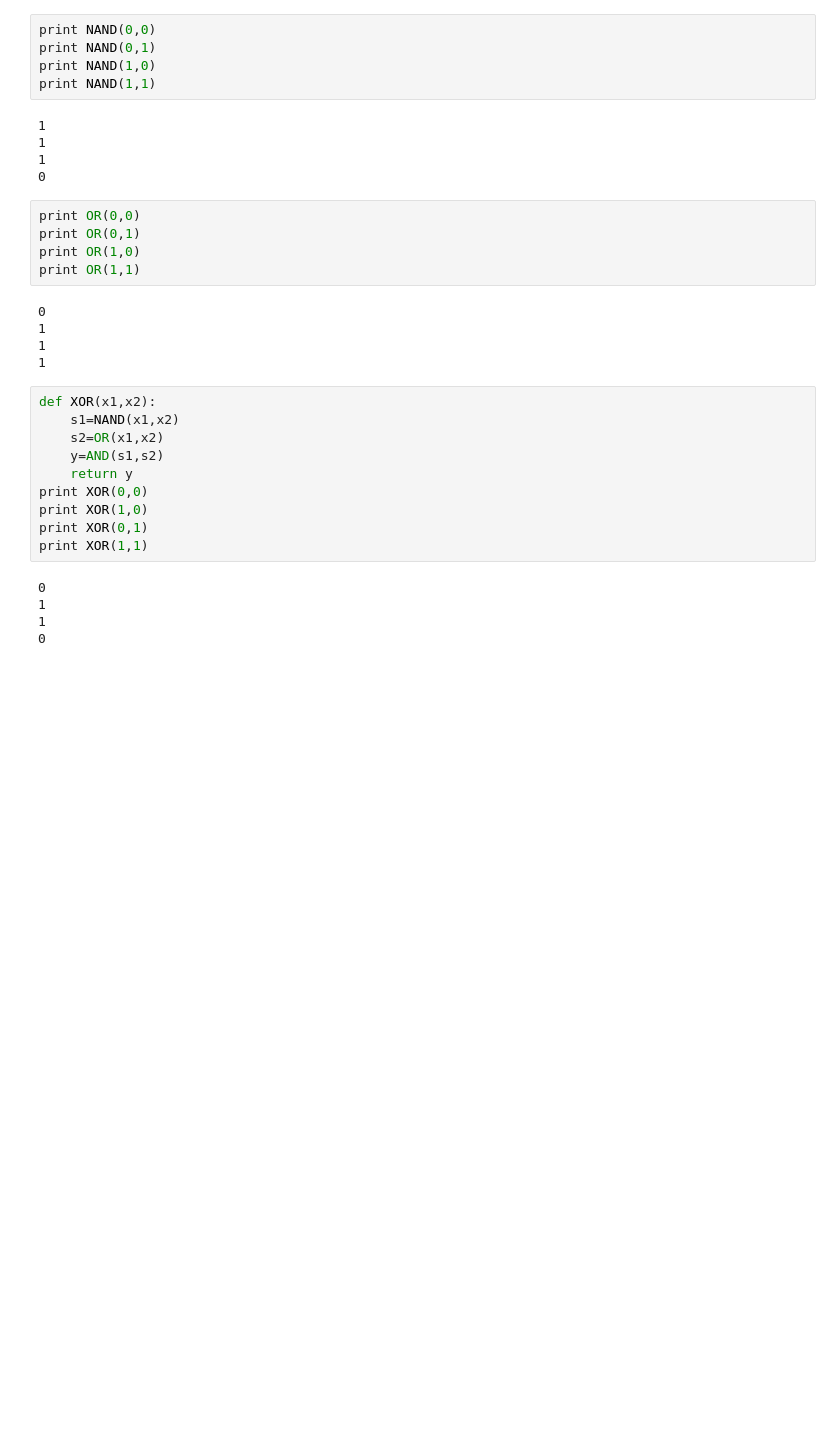
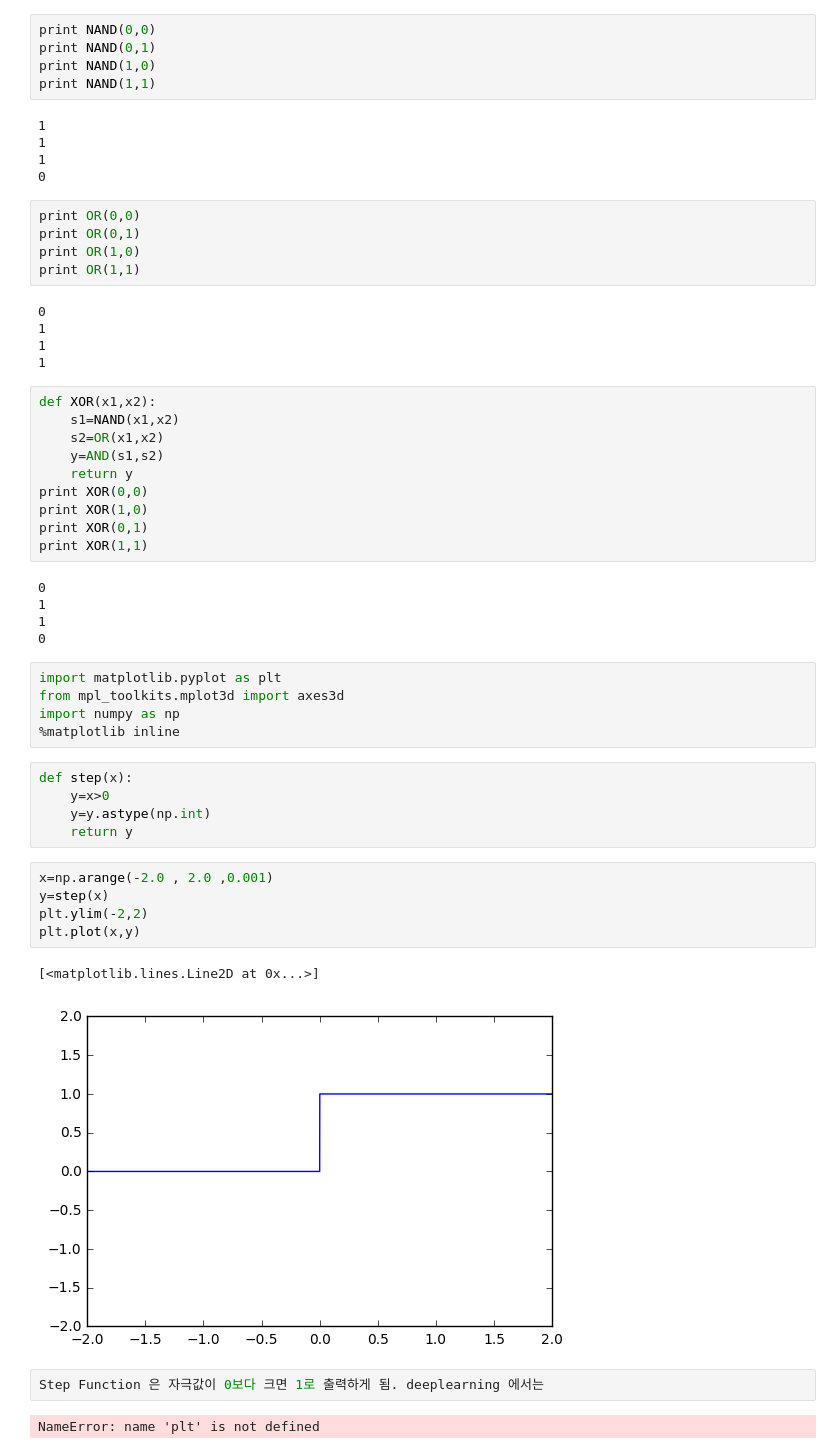
Before and after one commit to beonwho/Deeplearning, a Jupyter notebook: Untitled.ipynb, the cells around one changed output. Cells and saved outputs as stored; diff of their text form; blank space fills up the shorter version.

```diff
--- a/Untitled.ipynb
+++ b/Untitled.ipynb
@@ -104,3 +104,25 @@ print XOR(1,1)
 1
 1
 0
+# %%
+import matplotlib.pyplot as plt
+from mpl_toolkits.mplot3d import axes3d
+import numpy as np
+%matplotlib inline
+# %%
+def step(x):
+    y=x>0
+    y=y.astype(np.int)
+    return y
+# %%
+x=np.arange(-2.0 , 2.0 ,0.001)
+y=step(x)
+plt.ylim(-2,2)
+plt.plot(x,y)
+# %% [output]
+[<matplotlib.lines.Line2D at 0x...>]
+[figure, added]
+# %%
+Step Function 은 자극값이 0보다 크면 1로 출력하게 됨. deeplearning 에서는
+# %% [output]
+NameError: name 'plt' is not defined
```
Also changed, not shown: parts of 16 cells of this notebook, 1 other file.
